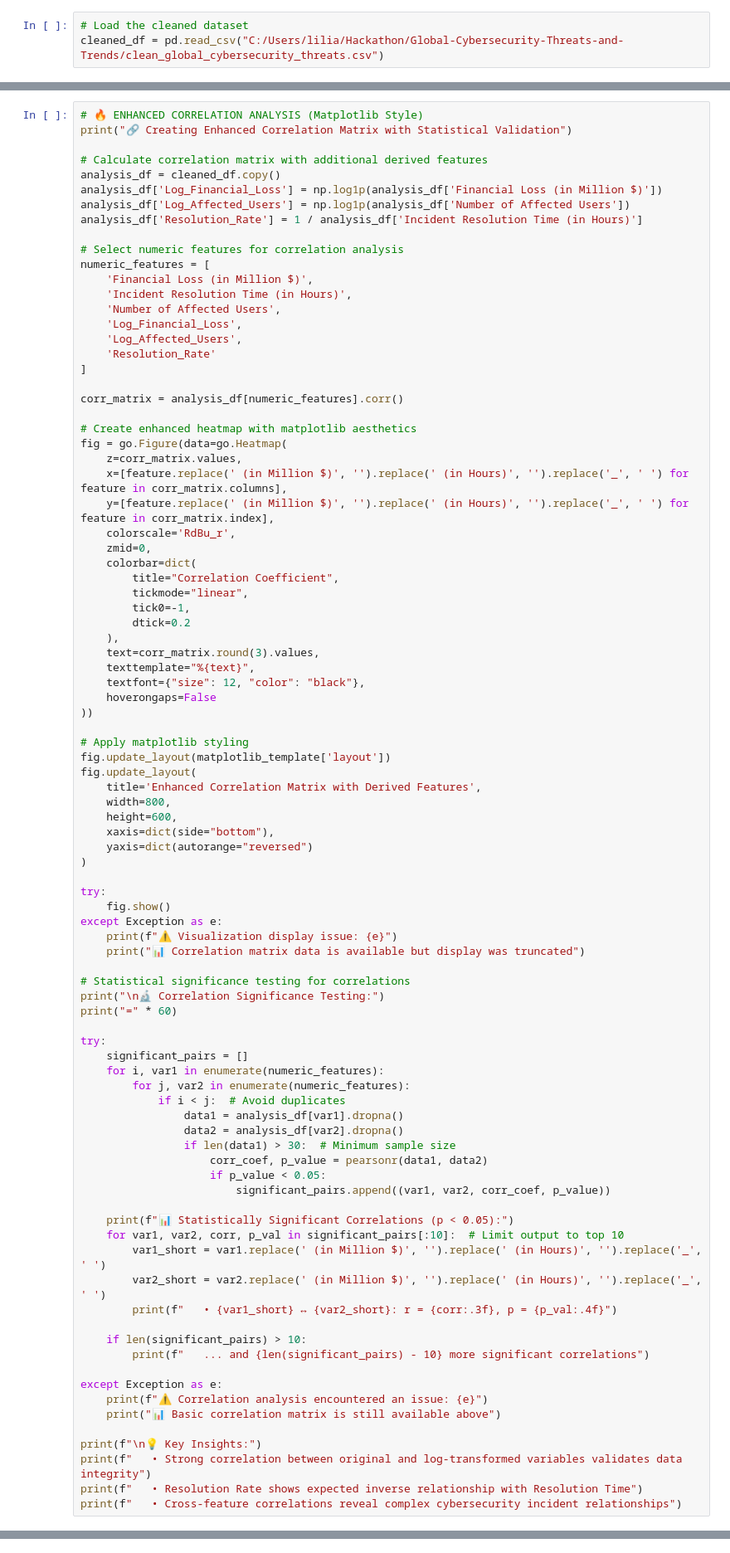
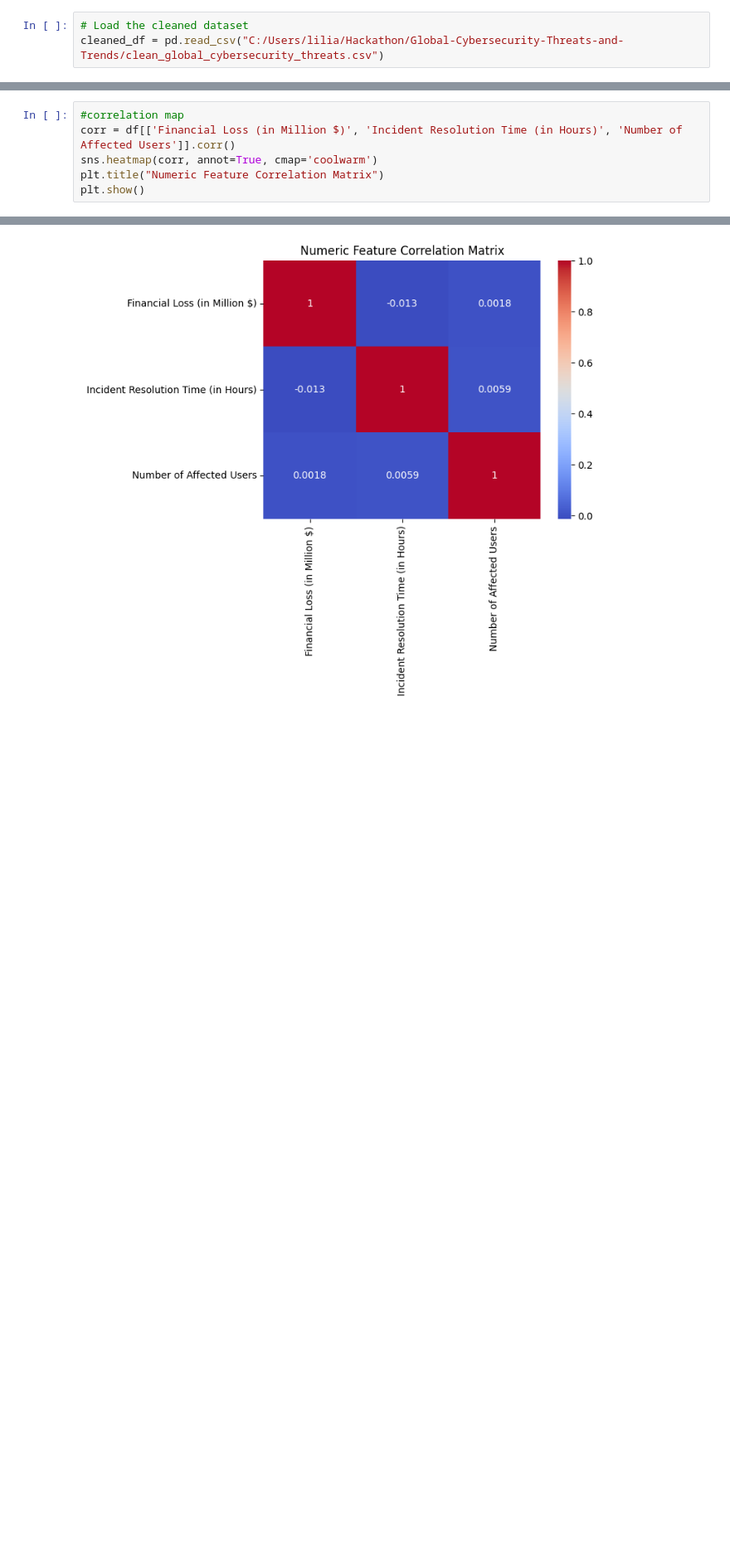
Before and after one commit to LixPix/Global-Cybersecurity-Threats-and-Trends, a Jupyter notebook: jupyter_notebooks/ETL_EDA_global_cyberthreats.ipynb, the cells around one changed output, grey strips where cells are left out. Shown at 83% size. Saved outputs shown, nothing was run; the diff lists cells and outputs as text; blank space fills up the shorter version.

```diff
--- a/jupyter_notebooks/ETL_EDA_global_cyberthreats.ipynb
+++ b/jupyter_notebooks/ETL_EDA_global_cyberthreats.ipynb
@@ -1712,91 +160,7 @@ fig.show()
 # %%
-# 🔥 ENHANCED CORRELATION ANALYSIS (Matplotlib Style)
-print("🔗 Creating Enhanced Correlation Matrix with Statistical Validation")
-
-# Calculate correlation matrix with additional derived features
-analysis_df = cleaned_df.copy()
-analysis_df['Log_Financial_Loss'] = np.log1p(analysis_df['Financial Loss (in Million $)'])
-analysis_df['Log_Affected_Users'] = np.log1p(analysis_df['Number of Affected Users'])
-analysis_df['Resolution_Rate'] = 1 / analysis_df['Incident Resolution Time (in Hours)']
-
-# Select numeric features for correlation analysis
-numeric_features = [
-    'Financial Loss (in Million $)',
-    'Incident Resolution Time (in Hours)',
-    'Number of Affected Users',
-    'Log_Financial_Loss',
-    'Log_Affected_Users',
-    'Resolution_Rate'
-]
-
-corr_matrix = analysis_df[numeric_features].corr()
-
-# Create enhanced heatmap with matplotlib aesthetics
-fig = go.Figure(data=go.Heatmap(
-    z=corr_matrix.values,
-    x=[feature.replace(' (in Million $)', '').replace(' (in Hours)', '').replace('_', ' ') for feature in corr_matrix.columns],
-    y=[feature.replace(' (in Million $)', '').replace(' (in Hours)', '').replace('_', ' ') for feature in corr_matrix.index],
-    colorscale='RdBu_r',
-    zmid=0,
-    colorbar=dict(
-        title="Correlation Coefficient",
-        tickmode="linear",
-        tick0=-1,
-        dtick=0.2
-    ),
-    text=corr_matrix.round(3).values,
-    texttemplate="%{text}",
-    textfont={"size": 12, "color": "black"},
-    hoverongaps=False
-))
-
-# Apply matplotlib styling
-fig.update_layout(matplotlib_template['layout'])
-fig.update_layout(
-    title='Enhanced Correlation Matrix with Derived Features',
-    width=800,
-    height=600,
-    xaxis=dict(side="bottom"),
-    yaxis=dict(autorange="reversed")
-)
-
-try:
-    fig.show()
-except Exception as e:
-    print(f"⚠️ Visualization display issue: {e}")
-    print("📊 Correlation matrix data is available but display was truncated")
-
-# Statistical significance testing for correlations
-print("\n🔬 Correlation Significance Testing:")
-print("=" * 60)
-
-try:
-    significant_pairs = []
-    for i, var1 in enumerate(numeric_features):
-        for j, var2 in enumerate(numeric_features):
-            if i < j:  # Avoid duplicates
-                data1 = analysis_df[var1].dropna()
-                data2 = analysis_df[var2].dropna()
-                if len(data1) > 30:  # Minimum sample size
-                    corr_coef, p_value = pearsonr(data1, data2)
-                    if p_value < 0.05:
-                        significant_pairs.append((var1, var2, corr_coef, p_value))
-
-    print(f"📊 Statistically Significant Correlations (p < 0.05):")
-    for var1, var2, corr, p_val in significant_pairs[:10]:  # Limit output to top 10
-        var1_short = var1.replace(' (in Million $)', '').replace(' (in Hours)', '').replace('_', ' ')
-        var2_short = var2.replace(' (in Million $)', '').replace(' (in Hours)', '').replace('_', ' ')
-        print(f"   • {var1_short} ↔ {var2_short}: r = {corr:.3f}, p = {p_val:.4f}")
-
-    if len(significant_pairs) > 10:
-        print(f"   ... and {len(significant_pairs) - 10} more significant correlations")
-
-except Exception as e:
-    print(f"⚠️ Correlation analysis encountered an issue: {e}")
-    print("📊 Basic correlation matrix is still available above")
-
-print(f"\n💡 Key Insights:")
-print(f"   • Strong correlation between original and log-transformed variables validates data integrity")
-print(f"   • Resolution Rate shows expected inverse relationship with Resolution Time")
-print(f"   • Cross-feature correlations reveal complex cybersecurity incident relationships")
+#correlation map
+corr = df[['Financial Loss (in Million $)', 'Incident Resolution Time (in Hours)', 'Number of Affected Users']].corr()
+sns.heatmap(corr, annot=True, cmap='coolwarm')
+plt.title("Numeric Feature Correlation Matrix")
+plt.show()
 # %% [output]
@@ -1816 +167,2 @@ print(f"   • Cross-feature correlations reveal complex cybersecurity incident
+[figure, added]
 # %%
```
Also changed, not shown: parts of 54 cells of this notebook, 22 other files.
